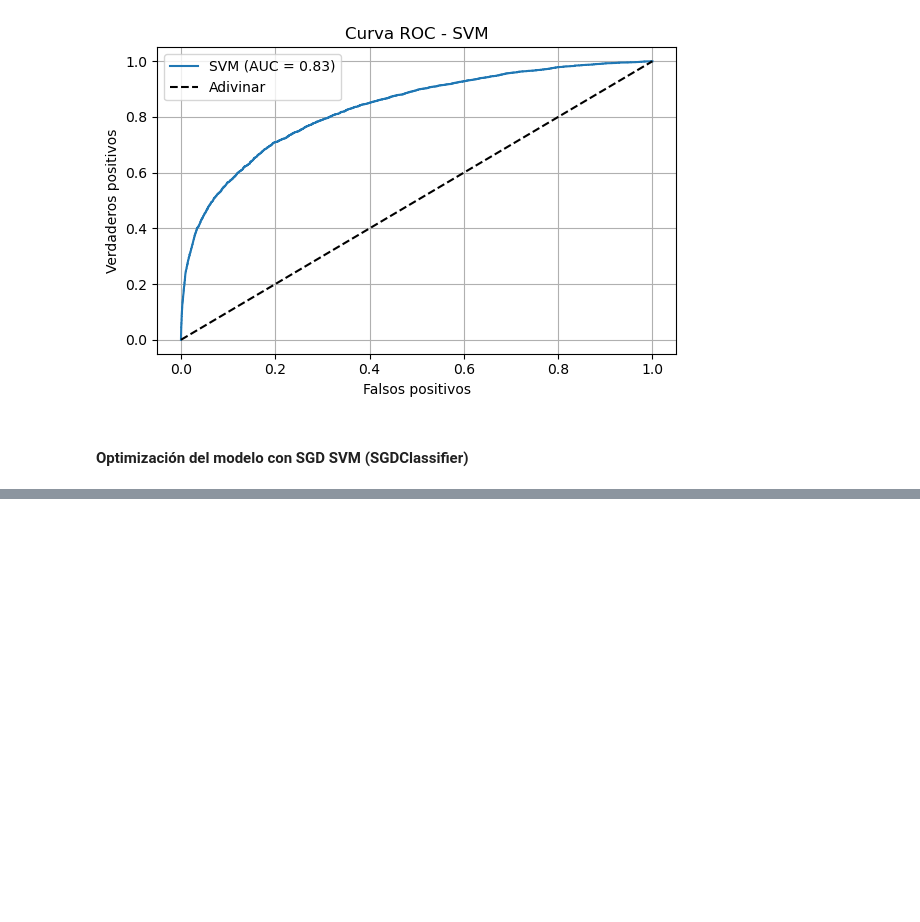
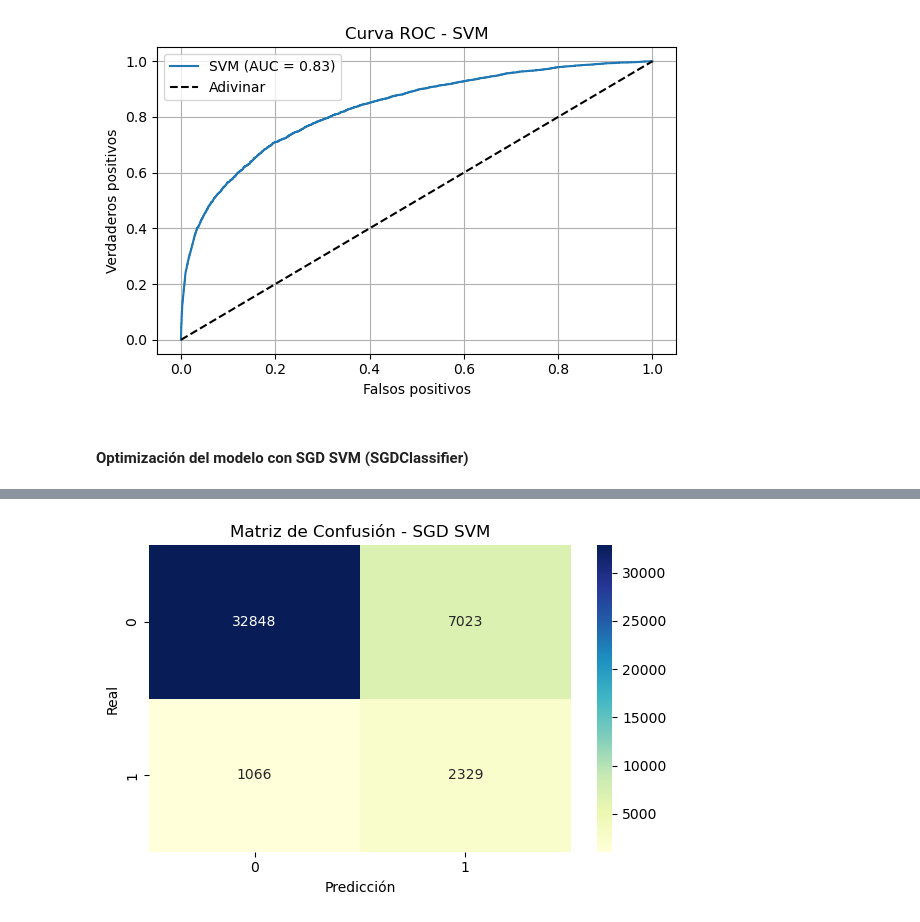
Before and after one commit to Darhudda/Machine_learning, a Jupyter notebook: _sources/Modelo_clasificacion.ipynb, the cells around one changed output, grey strips where cells are left out. Saved outputs shown, nothing was run; the diff lists cells and outputs as text; code cells hidden in the pictures; blank space fills up the shorter version.

```diff
--- a/_sources/Modelo_clasificacion.ipynb
+++ b/_sources/Modelo_clasificacion.ipynb
@@ -2382,0 +2478,20 @@ AUC final sobre test: 0.8312
+# %%
+from sklearn.metrics import classification_report, confusion_matrix, roc_curve, roc_auc_score
+import matplotlib.pyplot as plt
+import seaborn as sns
+import time
+
+# === Entrenamiento final con el mejor modelo ===
+sgd_best = grid_search_sgd.best_estimator_
+
+start_time = time.time()
+sgd_best.fit(X_train_bal, y_train_bal)
+y_pred_sgd = sgd_best.predict(X_test_scaled)
+y_proba_sgd = sgd_best.decision_function(X_test_scaled)  # nota: no usa predict_proba
+end_time = time.time()
+
+print(f"\nTiempo de cómputo (SGD SVM optimizado): {end_time - start_time:.4f} segundos")
+
+# === Reporte de clasificación ===
+print("\n=== Classification Report (SGD SVM optimizado) ===")
+print(classification_report(y_test, y_pred_sgd))
@@ -2382,0 +2510,13 @@ AUC final sobre test: 0.8312
+# %%
+
+# === Matriz de confusión ===
+cm = confusion_matrix(y_test, y_pred_sgd)
+plt.figure(figsize=(6, 4))
+sns.heatmap(cm, annot=True, fmt='d', cmap='YlGnBu')
+plt.title("Matriz de Confusión - SGD SVM")
+plt.xlabel("Predicción")
+plt.ylabel("Real")
+plt.tight_layout()
+plt.show()
+# %% [output]
+[figure, added]
```
Also changed, not shown: parts of 7 cells of this notebook, 13 other files.
